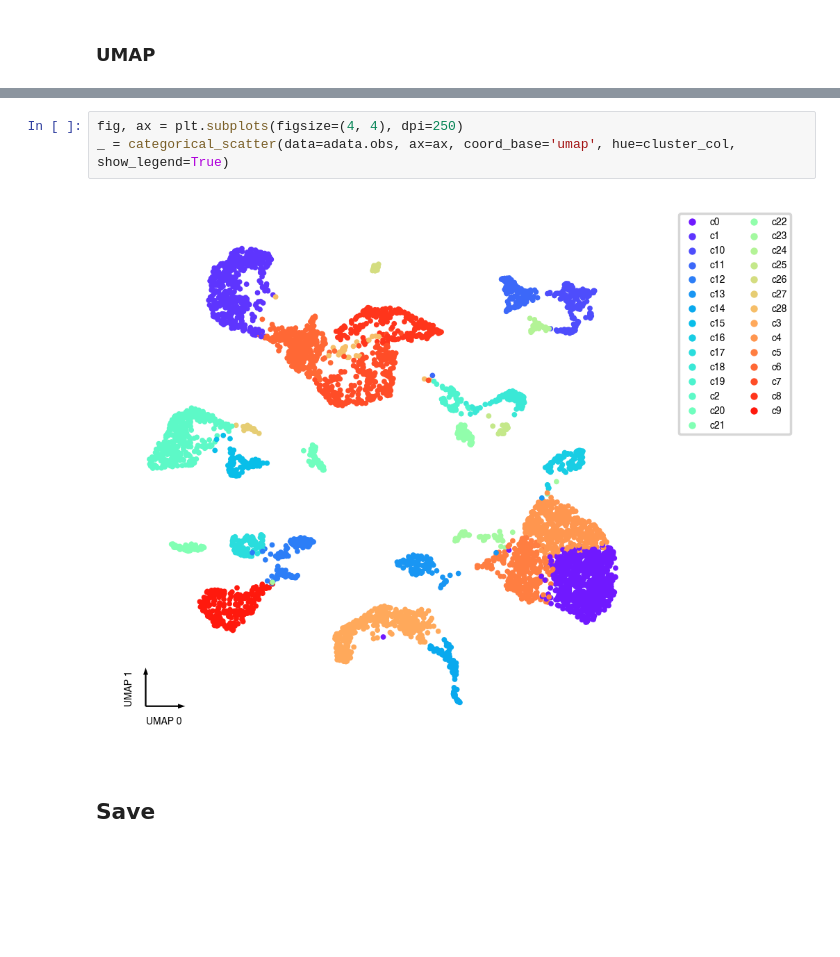
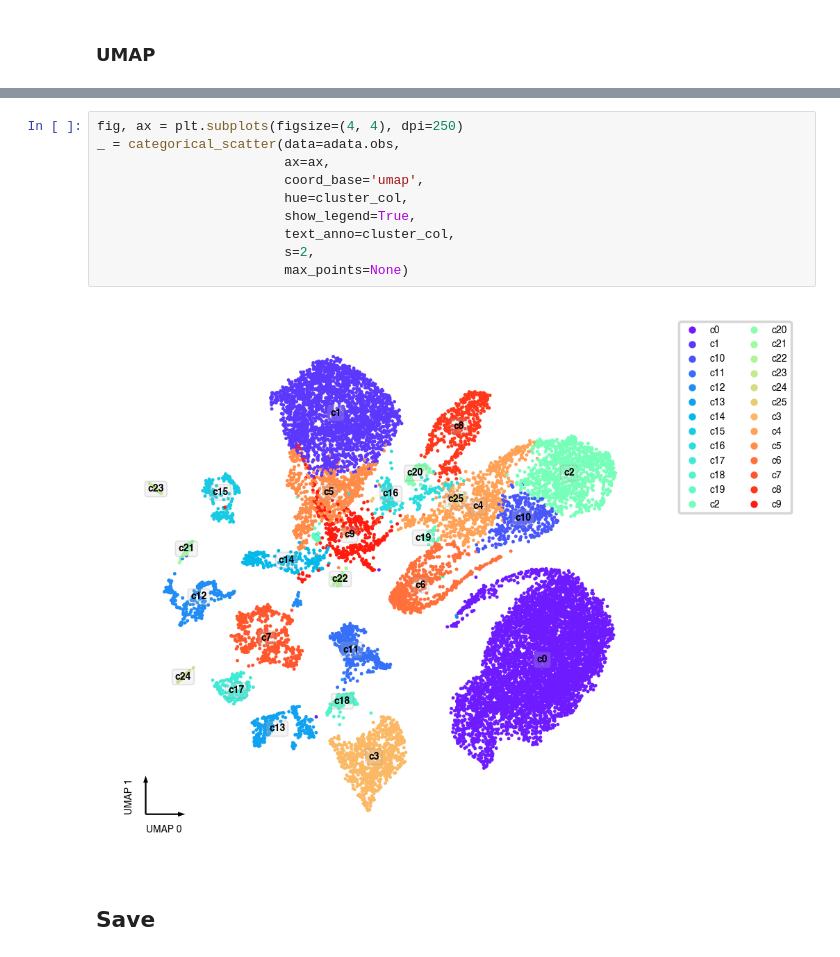
Before and after one commit to lhqing/ALLCools, a Jupyter notebook: docs/allcools/cell_level/step_by_step/100kb/07-FinalEmbeddingWithCEF.ipynb, the cells around one changed output, grey strips where cells are left out. Saved outputs shown, nothing was run; the diff lists cells and outputs as text; blank space fills up the shorter version.

```diff
--- a/docs/allcools/cell_level/step_by_step/100kb/07-FinalEmbeddingWithCEF.ipynb
+++ b/docs/allcools/cell_level/step_by_step/100kb/07-FinalEmbeddingWithCEF.ipynb
@@ -183,9 +192,16 @@ AnnData object with n_obs × n_vars = 4958 × 2869
     obsp: 'connectivities', 'distances'
 # %%
 fig, ax = plt.subplots(figsize=(4, 4), dpi=250)
-_ = categorical_scatter(data=adata.obs, ax=ax, coord_base='umap', hue=cluster_col, show_legend=True)
+_ = categorical_scatter(data=adata.obs,
+                        ax=ax,
+                        coord_base='umap',
+                        hue=cluster_col,
+                        show_legend=True,
+                        text_anno=cluster_col,
+                        s=2,
+                        max_points=None)
 # %% [output]
-[figure, old version]
+[figure, new version]
 # %% [markdown]
 ## Save
 # %%
```
Also changed, not shown: parts of 12 cells of this notebook, 5 other files.
